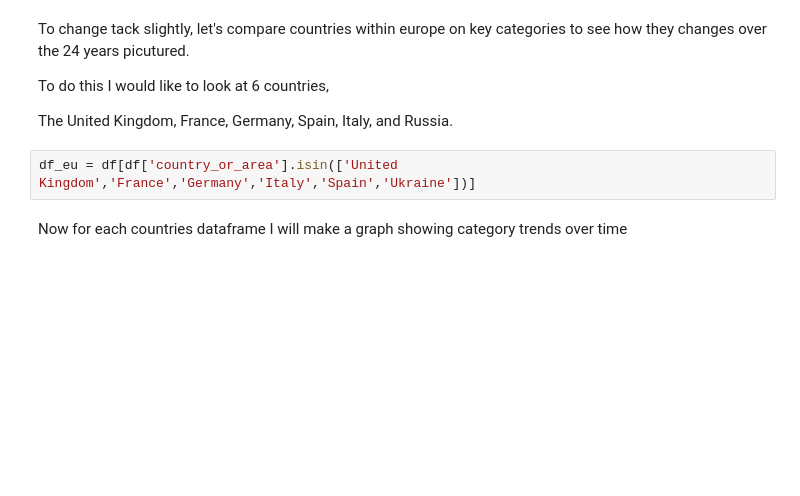
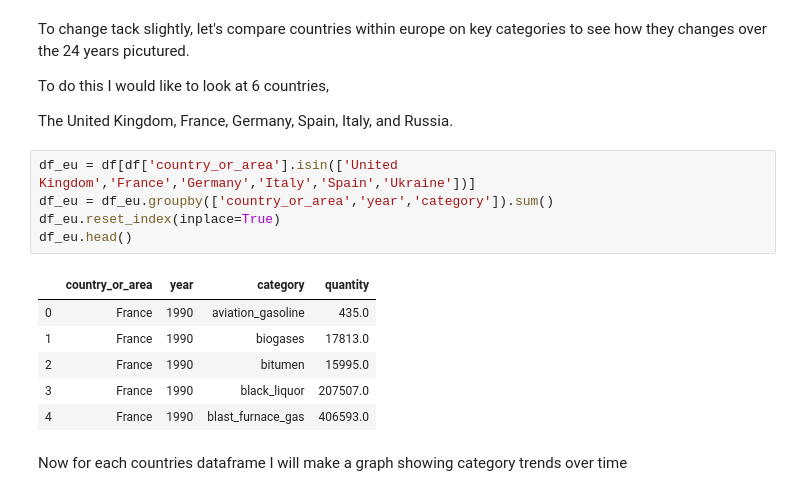
Before and after one commit to See-You-Data/UNInternationalEnergyData, a Jupyter notebook: dan_exploratory_analysis.ipynb, the cells around one changed output. Drawn from its saved outputs; the diff is of its cells as text; blank space fills up the shorter version.

```diff
--- a/dan_exploratory_analysis.ipynb
+++ b/dan_exploratory_analysis.ipynb
@@ -239,6 +242,16 @@ To do this I would like to look at 6 countries,
 The United Kingdom, France, Germany, Spain, Italy, and Russia.
 # %%
 df_eu = df[df['country_or_area'].isin(['United Kingdom','France','Germany','Italy','Spain','Ukraine'])]
+df_eu = df_eu.groupby(['country_or_area','year','category']).sum()
+df_eu.reset_index(inplace=True)
+df_eu.head()
+# %% [output]
+|  | country_or_area | year | category | quantity |
+| 0 | France | 1990 | aviation_gasoline | 435.0 |
+| 1 | France | 1990 | biogases | 17813.0 |
+| 2 | France | 1990 | bitumen | 15995.0 |
+| 3 | France | 1990 | black_liquor | 207507.0 |
+| 4 | France | 1990 | blast_furnace_gas | 406593.0 |
 # %% [markdown]
 Now for each countries dataframe I will make a graph showing category trends over time
 # %%
```
Also changed, not shown: parts of 6 cells of this notebook.
